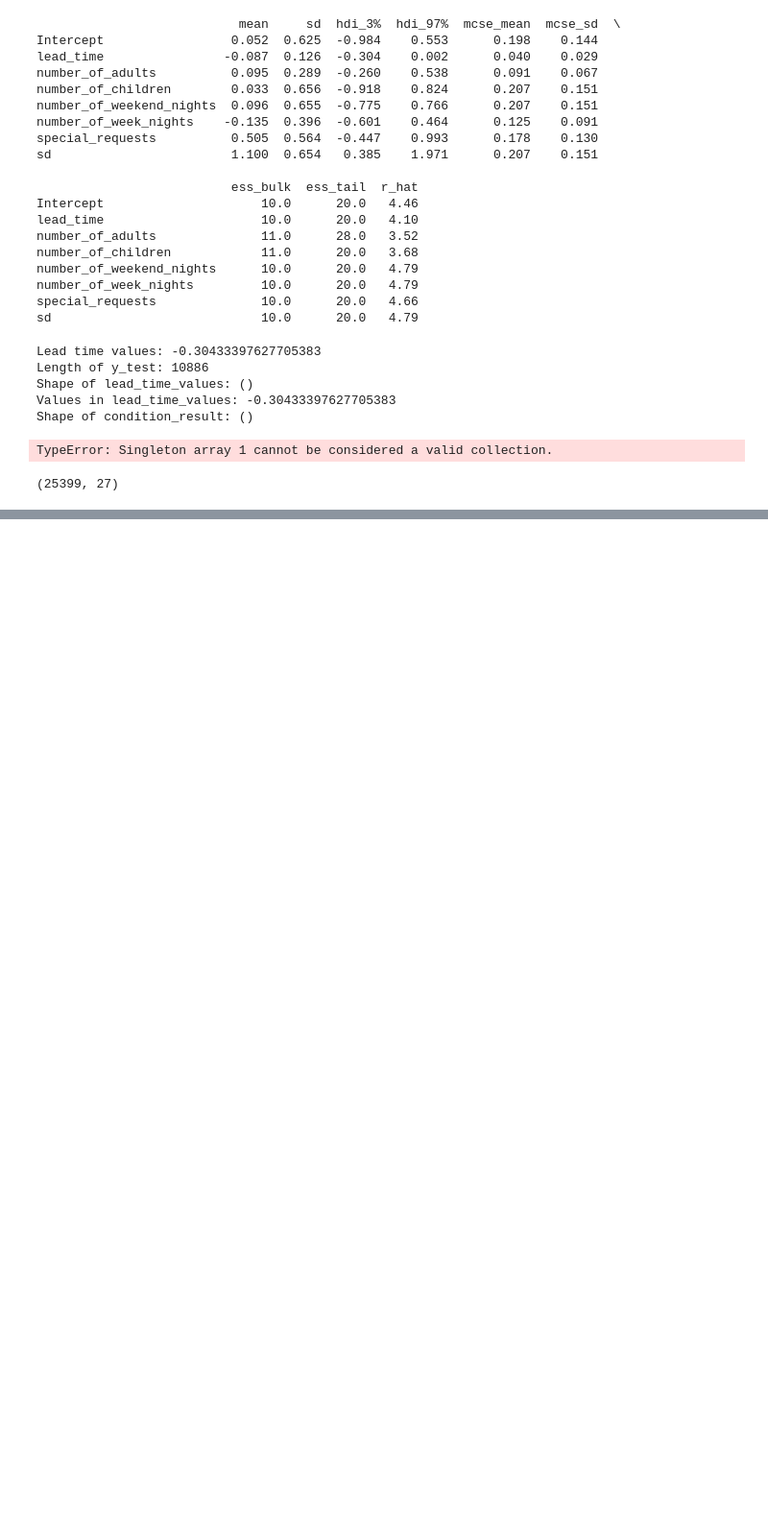
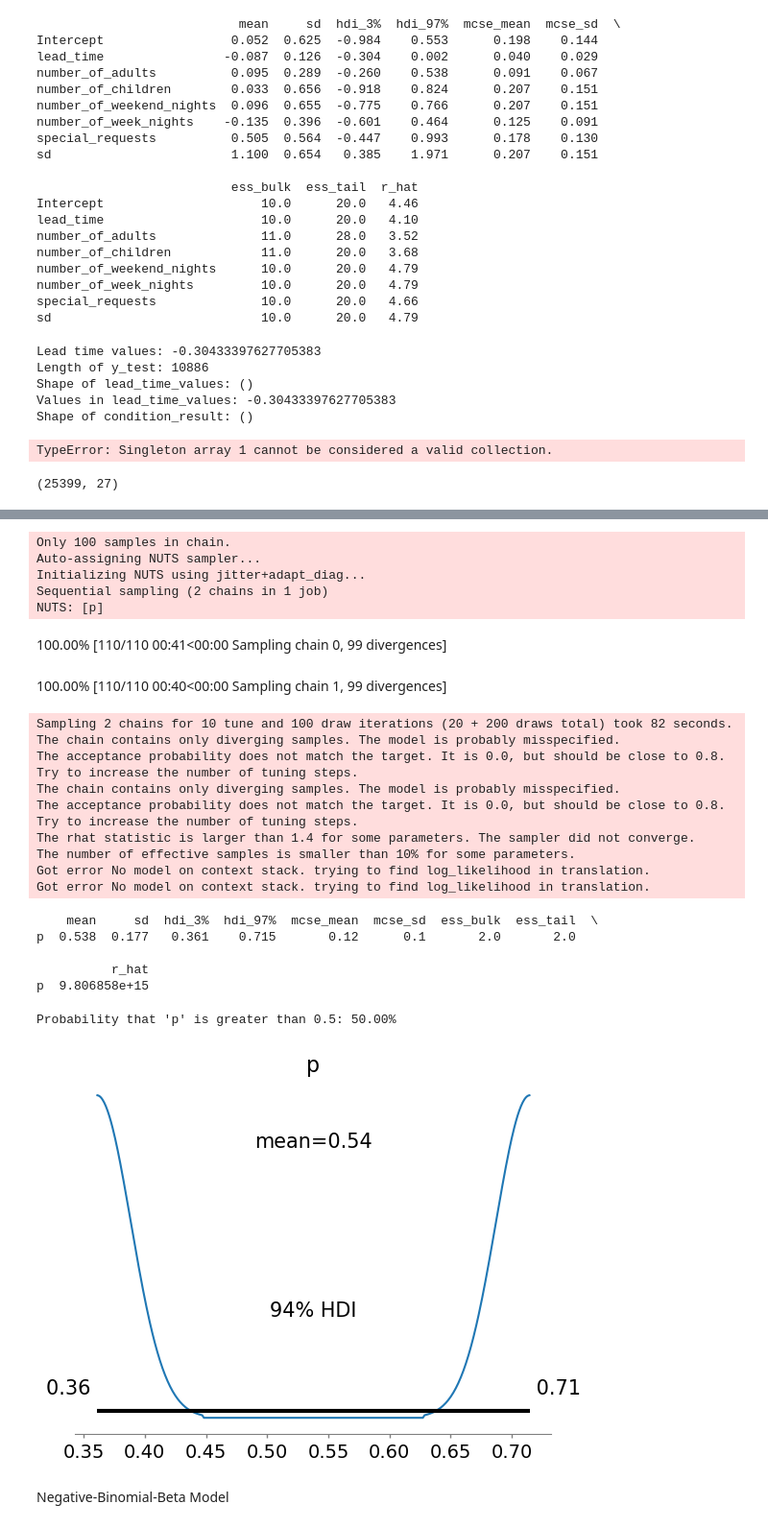
Before and after one commit to jishan900/Hotel-Booking-Cancellation-Prediction-Using-Bayesian-Modeling, a Jupyter notebook: Initial.ipynb, the cells around one changed output, grey strips where cells are left out. Shown at 96% size. Saved outputs shown, nothing was run; the diff lists cells and outputs as text; code cells hidden in the pictures; blank space fills up the shorter version.

```diff
--- a/Initial.ipynb
+++ b/Initial.ipynb
@@ -334,0 +353,58 @@ Sampling 2 chains for 500 tune and 2_000 draw iterations (1_000 + 4_000 draws to
+# %%
+import pymc3 as pm
+import pandas as pd
+import arviz as az
+from scipy.stats import percentileofscore
+
+# Assuming df is your DataFrame
+
+# Encode 'booking_status' into binary format
+df['booking_status'] = (df['booking_status'] == 'Canceled').astype(int)
+
+with pm.Model() as bayesian_model:
+    # Prior for the probability parameter (Beta distribution)
+    p = pm.Beta('p', alpha=2, beta=2)
+
+    # Likelihood (Binomial distribution)
+    likelihood = pm.Binomial('likelihood', n=len(df['booking_status']), p=p, observed=df['booking_status'])
+
+    # Sample from the posterior distribution
+    trace = pm.sample(100, tune=10, cores=1)  # Adjust the number of samples and tuning steps as needed
+
+# Check the summary of the Bayesian model
+print(pm.summary(trace))
+
+# Plot posterior distribution
+az.plot_posterior(trace, var_names=['p'])
+
+# Hypothesis testing
+# Example: Test if the probability 'p' is greater than 0.5
+threshold = 0.5
+posterior_prob_greater_than_threshold = percentileofscore(trace['p'], threshold)
+print(f"Probability that 'p' is greater than {threshold}: {100 - posterior_prob_greater_than_threshold:.2f}%")
+# %% [output]
+Only 100 samples in chain.
+Auto-assigning NUTS sampler...
+Initializing NUTS using jitter+adapt_diag...
+Sequential sampling (2 chains in 1 job)
+NUTS: [p]
+100.00% [110/110 00:41<00:00 Sampling chain 0, 99 divergences]
+100.00% [110/110 00:40<00:00 Sampling chain 1, 99 divergences]
+Sampling 2 chains for 10 tune and 100 draw iterations (20 + 200 draws total) took 82 seconds.
+The chain contains only diverging samples. The model is probably misspecified.
+The acceptance probability does not match the target. It is 0.0, but should be close to 0.8. Try to increase the number of tuning steps.
+The chain contains only diverging samples. The model is probably misspecified.
+The acceptance probability does not match the target. It is 0.0, but should be close to 0.8. Try to increase the number of tuning steps.
+The rhat statistic is larger than 1.4 for some parameters. The sampler did not converge.
+The number of effective samples is smaller than 10% for some parameters.
+Got error No model on context stack. trying to find log_likelihood in translation.
+Got error No model on context stack. trying to find log_likelihood in translation.
+    mean     sd  hdi_3%  hdi_97%  mcse_mean  mcse_sd  ess_bulk  ess_tail  \
+p  0.538  0.177   0.361    0.715       0.12      0.1       2.0       2.0
+
+          r_hat
+p  9.806858e+15
+Probability that 'p' is greater than 0.5: 50.00%
+[figure, added]
+# %% [markdown]
+Negative-Binomial-Beta Model
```
Also changed, not shown: parts of 19 cells of this notebook.
